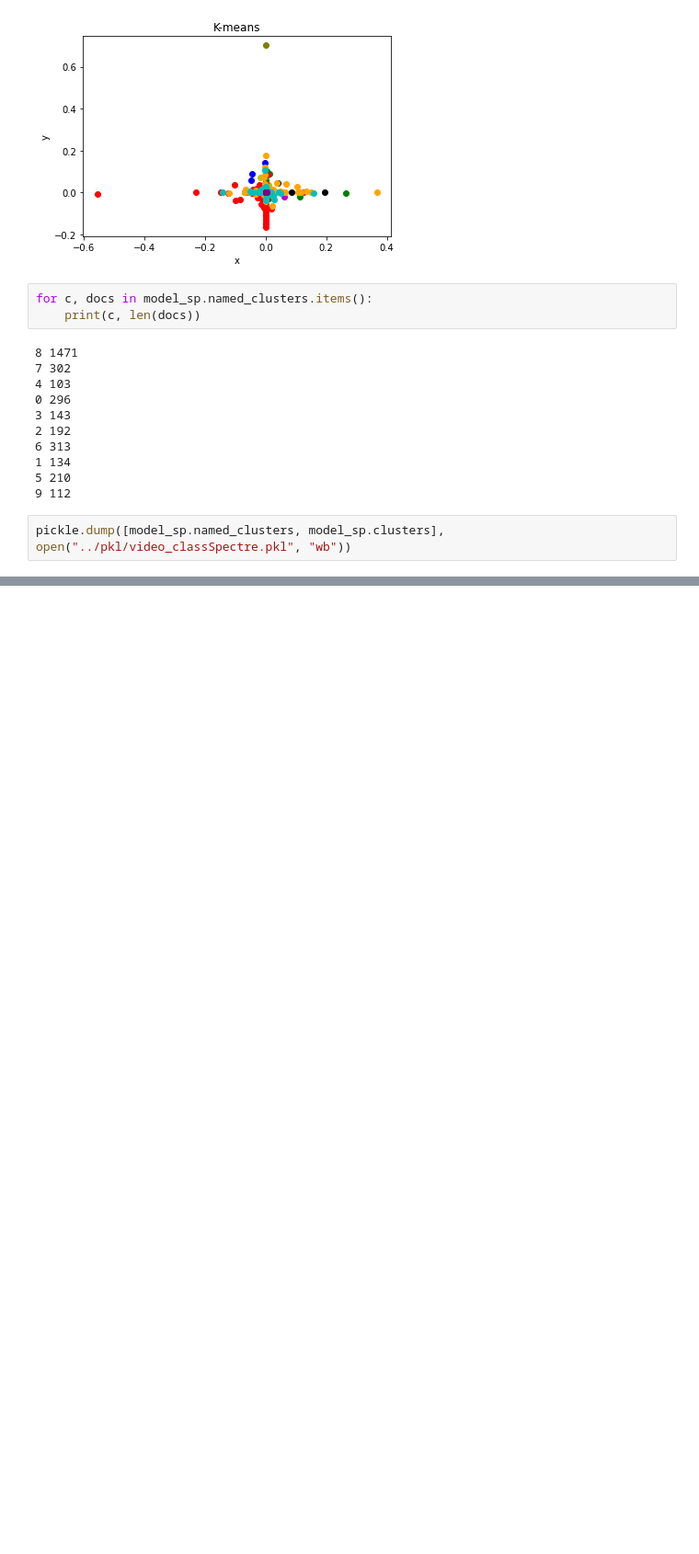
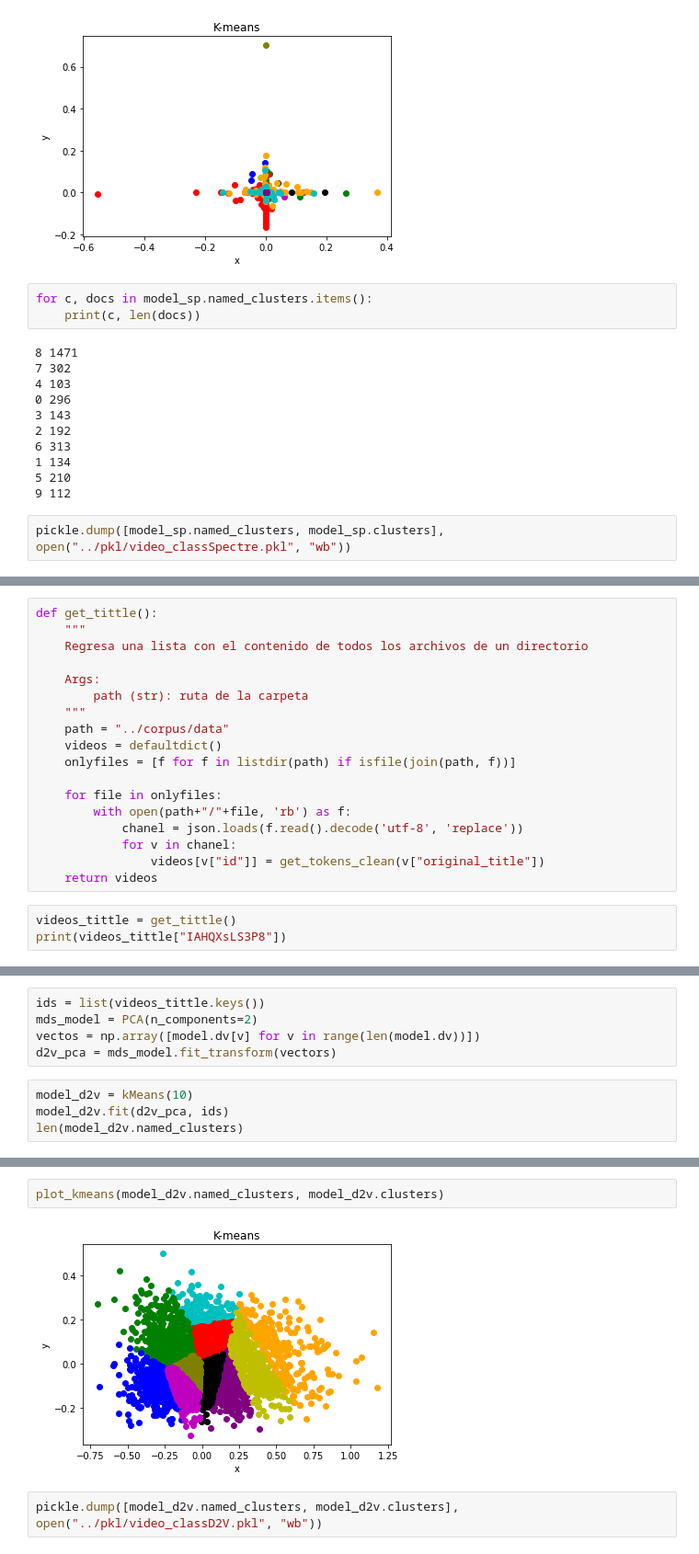
Before and after one commit to KarlaDSJ/PlayPhrase2.0, a Jupyter notebook: notebooks/Agrupar.ipynb, the cells around one changed output, grey strips where cells are left out. Shown at 92% size. Cells and saved outputs as stored; diff of their text form; blank space fills up the shorter version.

Commit message:
Agregamos comentarios al readme, cambios al evaluar clusters, se propone otro método para RI

```diff
--- a/notebooks/Agrupar.ipynb
+++ b/notebooks/Agrupar.ipynb
@@ -406,0 +419,21 @@ pickle.dump([model_sp.named_clusters, model_sp.clusters], open("../pkl/video_cla
+# %%
+def get_tittle():
+    """
+    Regresa una lista con el contenido de todos los archivos de un directorio
+
+    Args:
+        path (str): ruta de la carpeta
+    """
+    path = "../corpus/data"
+    videos = defaultdict()
+    onlyfiles = [f for f in listdir(path) if isfile(join(path, f))]
+
+    for file in onlyfiles:
+        with open(path+"/"+file, 'rb') as f:
+            chanel = json.loads(f.read().decode('utf-8', 'replace'))
+            for v in chanel:
+                videos[v["id"]] = get_tokens_clean(v["original_title"])
+    return videos
+# %%
+videos_tittle = get_tittle()
+print(videos_tittle["IAHQXsLS3P8"])
@@ -406,0 +468,9 @@ pickle.dump([model_sp.named_clusters, model_sp.clusters], open("../pkl/video_cla
+# %%
+ids = list(videos_tittle.keys())
+mds_model = PCA(n_components=2)
+vectos = np.array([model.dv[v] for v in range(len(model.dv))])
+d2v_pca = mds_model.fit_transform(vectors)
+# %%
+model_d2v = kMeans(10)
+model_d2v.fit(d2v_pca, ids)
+len(model_d2v.named_clusters)
@@ -406,0 +493,6 @@ pickle.dump([model_sp.named_clusters, model_sp.clusters], open("../pkl/video_cla
+# %%
+plot_kmeans(model_d2v.named_clusters, model_d2v.clusters)
+# %% [output]
+[figure, added]
+# %%
+pickle.dump([model_d2v.named_clusters, model_d2v.clusters], open("../pkl/video_classD2V.pkl", "wb"))
```
Also changed, not shown: parts of 12 cells of this notebook, 9 other files.
